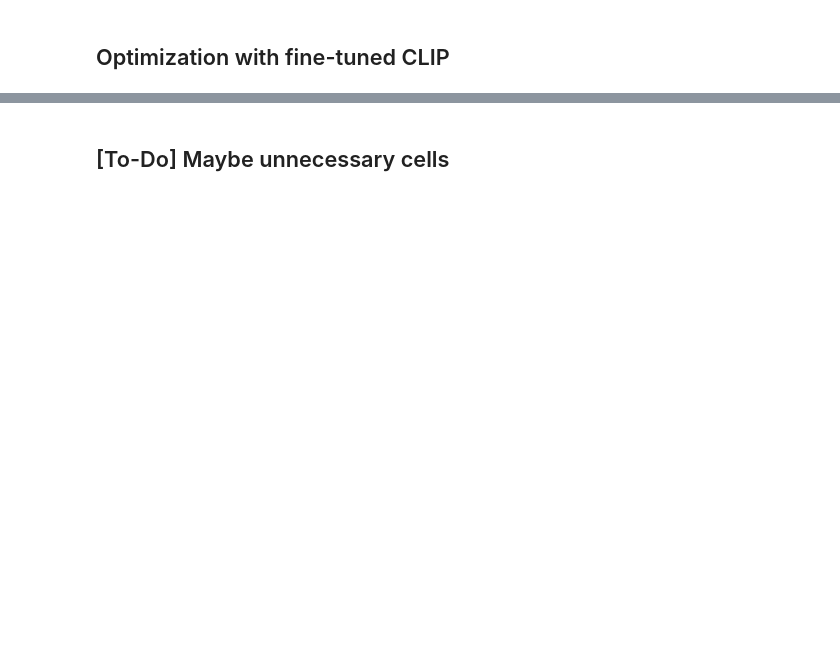
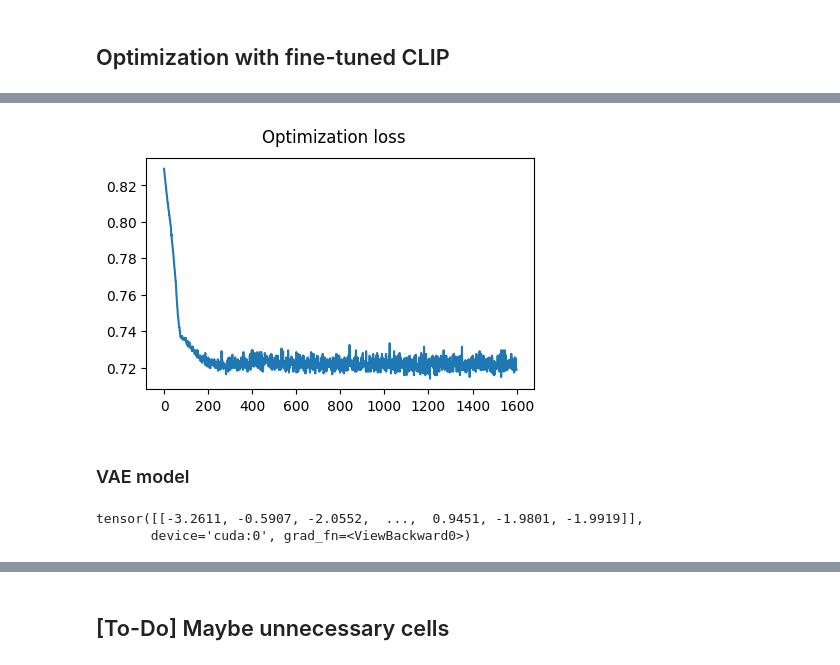
Before and after one commit to AntonioDOrazio/nlp-clip-guided-optimization, a Jupyter notebook: clip_based_optimization.ipynb, the cells around one changed output, grey strips where cells are left out. Saved outputs shown, nothing was run; the diff lists cells and outputs as text; code cells hidden in the pictures; blank space fills up the shorter version.

```diff
--- a/clip_based_optimization.ipynb
+++ b/clip_based_optimization.ipynb
@@ -266,0 +279,22 @@ plot_comparison(y, tf_img)
+# %%
+plot_loss(history)
+# %% [output]
+[figure, added]
+# %% [markdown]
+### VAE model
+# %%
+if clip_loss in locals():
+    del clip_loss
+    torch.cuda.empty_cache()
+
+#clip_loss = CustomCLIPLoss(clip_model="RN50x4", checkpoint="clip_checkpoints/clip_finetuned_polyhaven.pt", resize=288)
+clip_loss = CustomCLIPLoss(clip_model="ViT-B/32", checkpoint="clip_checkpoints/clip_finetuned_vae.pt")
+
+z = model.encode_only(x_norm)
+print(z)
+
+z_optim, optimizer = get_optimizer(z, lr=0.01, weight_decay=1e-3)
+scheduler = torch.optim.lr_scheduler.StepLR(optimizer, step_size=150, gamma=0.5)
+# %% [output]
+tensor([[-3.2611, -0.5907, -2.0552,  ...,  0.9451, -1.9801, -1.9919]],
+       device='cuda:0', grad_fn=<ViewBackward0>)
```
Also changed, not shown: parts of 17 cells of this notebook, 1 other file.
